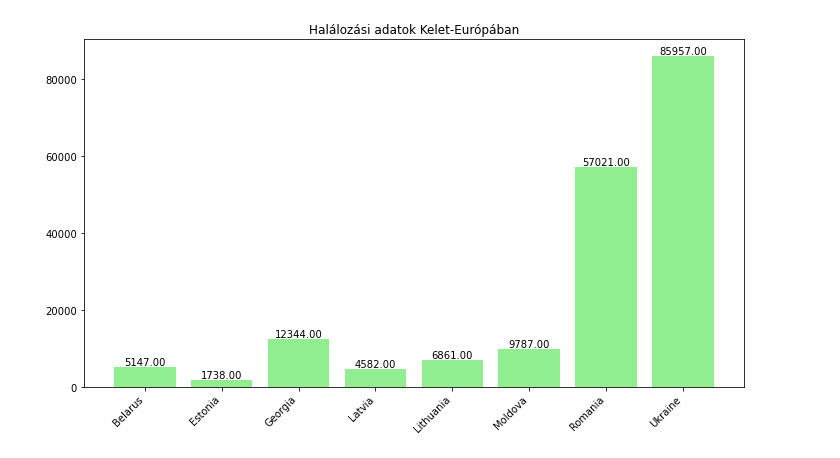
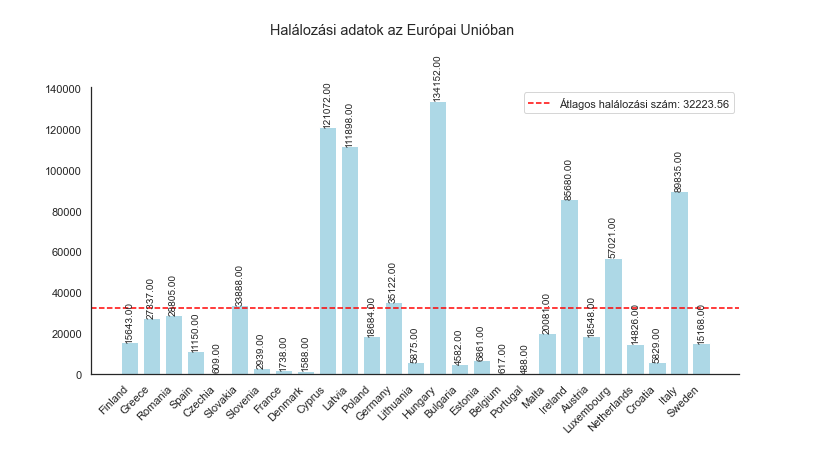
Before and after one commit to Adiklafa/Matprog, a Jupyter notebook: roxi.ipynb, the cells around one changed output. Drawn from its saved outputs; the diff is of its cells as text; code cells hidden in the pictures.

```diff
--- a/roxi.ipynb
+++ b/roxi.ipynb
@@ -68,3 +78,7 @@ eu_members= [
     "SVN",
     "SVK",
 ]
+
+filtered_df = df[df['iso_code'].isin(eu_members)]
+eu_countries = filtered_df['location'].tolist()
+eu_countries=list(set(eu_countries))
@@ -95,23 +85,54 @@ E_Europe
+# %%
+start_date='2021-12-11'
+end_date='2021-12-11'
+E_Europe=adatcsv(start_date,end_date,eu_countries,delete_columns=[])
+average_deaths = E_Europe['total_deaths'].mean()
 # %%
 import pandas as pd
 import matplotlib.pyplot as plt
 import numpy as np
-#y=average_deaths
-#x=np.linspace(0,10)
 E_Europe['MortalityComparison'] = E_Europe['total_deaths']
-
 plt.figure(figsize=(10, 6))
-bars = plt.bar(eastern_europe_countries, E_Europe['MortalityComparison'], color='lightgreen')
-data={'Countries':['Belarus','Estonia','Georgia','Latvia','Lithuania','Moldova','Romania','Ukraine']}
+bars = plt.bar(eu_countries, E_Europe['MortalityComparison'], color='lightblue')
+data={'Countries':['Austria',
+ 'Belgium',
+ 'Bulgaria',
+ 'Croatia',
+ 'Cyprus',
+ 'Czechia',
+ 'Denmark',
+ 'Estonia',
+ 'Finland',
+ 'France',
+ 'Germany',
+ 'Greece',
+ 'Hungary',
+ 'Ireland',
+ 'Italy',
+ 'Latvia',
+ 'Lithuania',
+ 'Luxembourg',
+ 'Malta',
+ 'Netherlands',
+ 'Poland',
+ 'Portugal',
+ 'Romania',
+ 'Slovakia',
+ 'Slovenia',
+ 'Spain',
+ 'Sweden']}
 sample_df = pd.DataFrame(data)
-plt.title('Halálozási adatok Kelet-Európában')
+plt.suptitle('Halálozási adatok az Európai Unióban')
+plt.gca().spines['top'].set_visible(False)
+plt.gca().spines['right'].set_visible(False)
 plt.xticks(rotation=45, ha='right')
 for bar in bars:
     height = bar.get_height()
-    plt.text(bar.get_x() + bar.get_width() / 2, height,
-             f'{height:.2f}', ha='center', va='bottom')
-
+    plt.text(bar.get_x() + bar.get_width() / 2, height + 20,
+             f'{height:.2f}', ha='center', va='bottom', fontsize=10, rotation=90)
+plt.axhline(y=average_deaths, color='red', linestyle='--', label=f'Átlagos halálozási szám: {average_deaths:.2f}')
+plt.legend()
 plt.tight_layout()
 plt.show()
 # %% [output]
-[figure, old version]
+[figure, new version]
```
Also changed, not shown: parts of 11 cells of this notebook.
